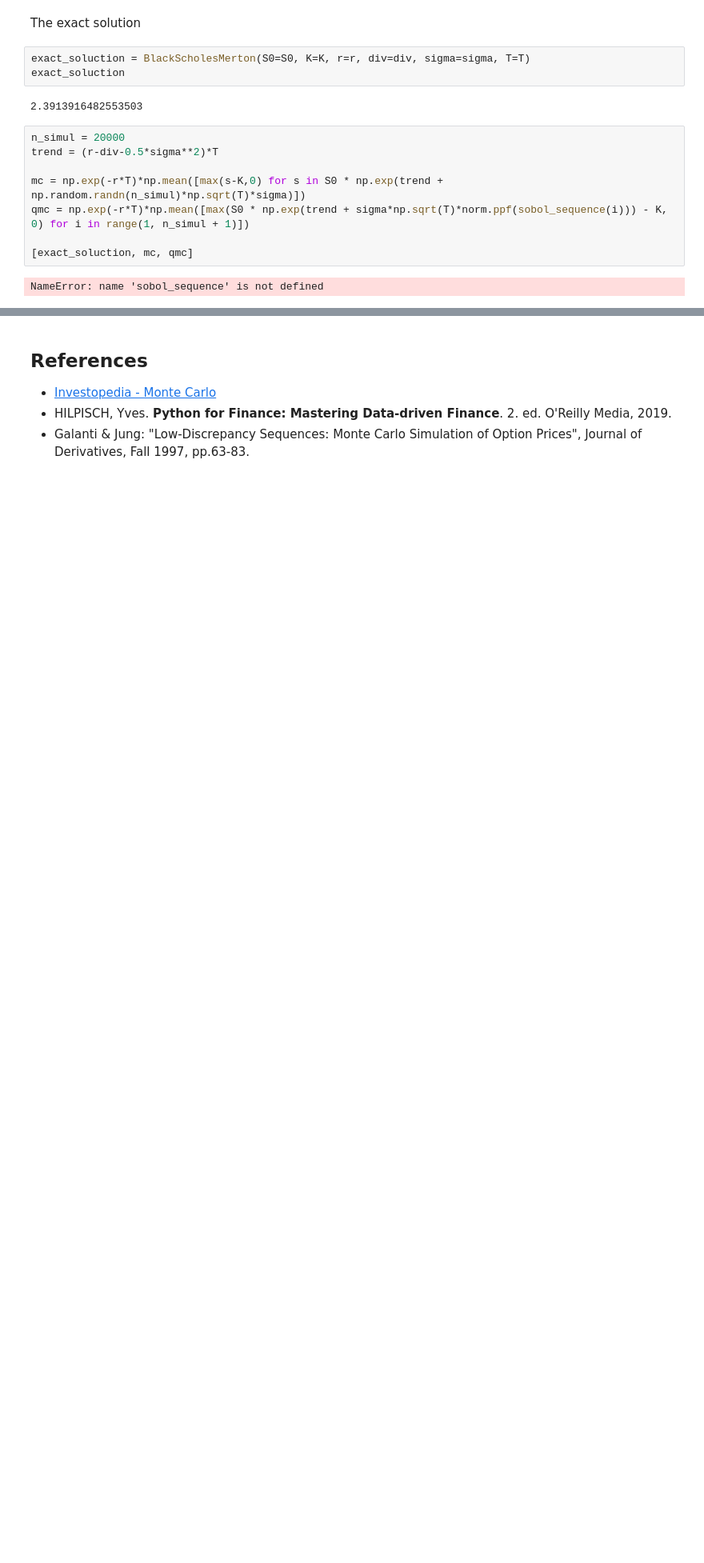
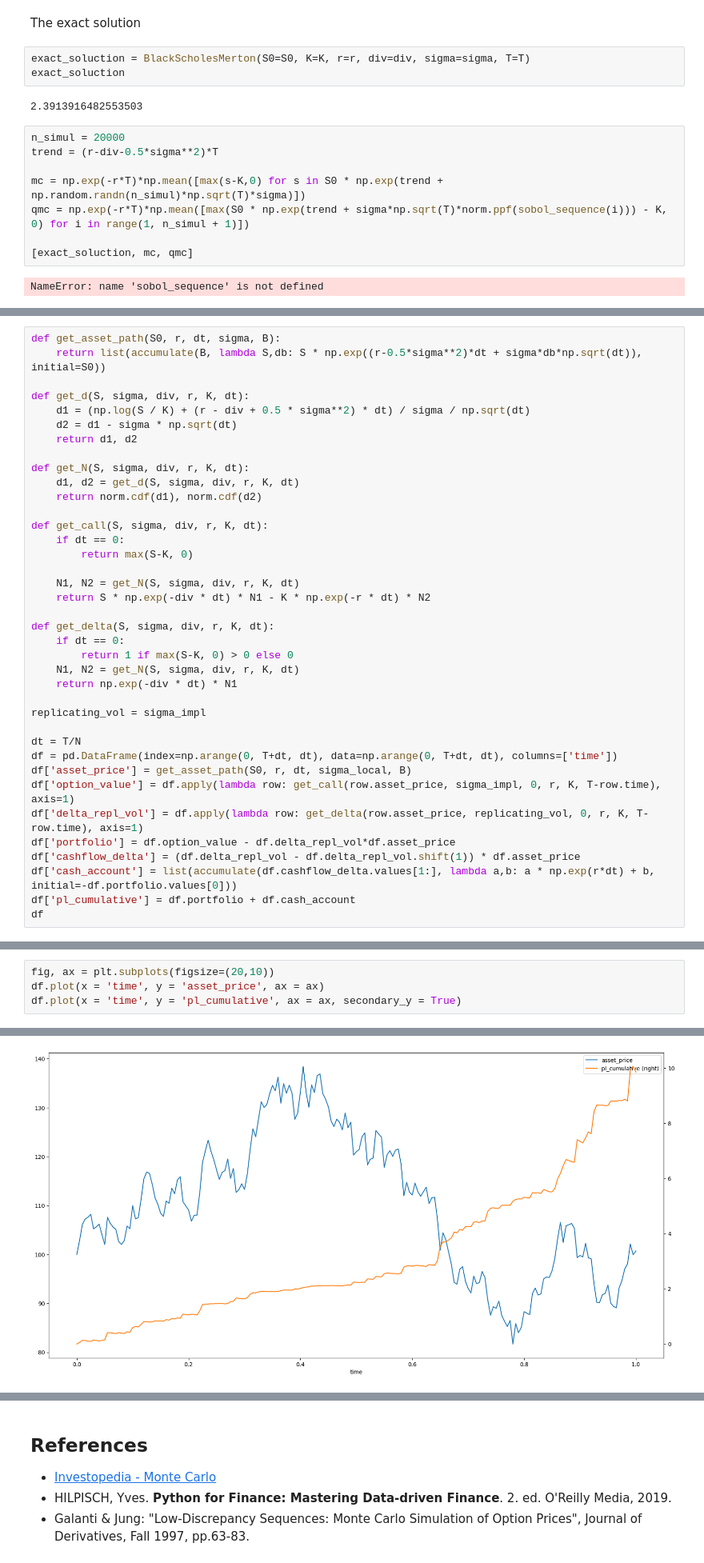
Before and after one commit to fbristotti/cqf, a Jupyter notebook: final/final.ipynb, the cells around one changed output, grey strips where cells are left out. Shown at 80% size. Drawn from its saved outputs; the diff is of its cells as text; blank space fills up the shorter version.

Commit message:
portfolio

```diff
--- a/final/final.ipynb
+++ b/final/final.ipynb
@@ -416,0 +428,38 @@ NameError: name 'sobol_sequence' is not defined
+# %%
+def get_asset_path(S0, r, dt, sigma, B):
+    return list(accumulate(B, lambda S,db: S * np.exp((r-0.5*sigma**2)*dt + sigma*db*np.sqrt(dt)), initial=S0))
+
+def get_d(S, sigma, div, r, K, dt):
+    d1 = (np.log(S / K) + (r - div + 0.5 * sigma**2) * dt) / sigma / np.sqrt(dt)
+    d2 = d1 - sigma * np.sqrt(dt)
+    return d1, d2
+
+def get_N(S, sigma, div, r, K, dt):
+    d1, d2 = get_d(S, sigma, div, r, K, dt)
+    return norm.cdf(d1), norm.cdf(d2)
+
+def get_call(S, sigma, div, r, K, dt):
+    if dt == 0:
+        return max(S-K, 0)
+
+    N1, N2 = get_N(S, sigma, div, r, K, dt)
+    return S * np.exp(-div * dt) * N1 - K * np.exp(-r * dt) * N2
+
+def get_delta(S, sigma, div, r, K, dt):
+    if dt == 0:
+        return 1 if max(S-K, 0) > 0 else 0
+    N1, N2 = get_N(S, sigma, div, r, K, dt)
+    return np.exp(-div * dt) * N1
+
+replicating_vol = sigma_impl
+
+dt = T/N
+df = pd.DataFrame(index=np.arange(0, T+dt, dt), data=np.arange(0, T+dt, dt), columns=['time'])
+df['asset_price'] = get_asset_path(S0, r, dt, sigma_local, B)
+df['option_value'] = df.apply(lambda row: get_call(row.asset_price, sigma_impl, 0, r, K, T-row.time), axis=1)
+df['delta_repl_vol'] = df.apply(lambda row: get_delta(row.asset_price, replicating_vol, 0, r, K, T-row.time), axis=1)
+df['portfolio'] = df.option_value - df.delta_repl_vol*df.asset_price
+df['cashflow_delta'] = (df.delta_repl_vol - df.delta_repl_vol.shift(1)) * df.asset_price
+df['cash_account'] = list(accumulate(df.cashflow_delta.values[1:], lambda a,b: a * np.exp(r*dt) + b, initial=-df.portfolio.values[0]))
+df['pl_cumulative'] = df.portfolio + df.cash_account
+df
@@ -416,0 +480,5 @@ NameError: name 'sobol_sequence' is not defined
+# %%
+fig, ax = plt.subplots(figsize=(20,10))
+df.plot(x = 'time', y = 'asset_price', ax = ax)
+df.plot(x = 'time', y = 'pl_cumulative', ax = ax, secondary_y = True)
+# %% [output]
@@ -416,0 +486 @@ NameError: name 'sobol_sequence' is not defined
+[figure, added]
```
Also changed, not shown: parts of 4 cells of this notebook, 1 other file.
